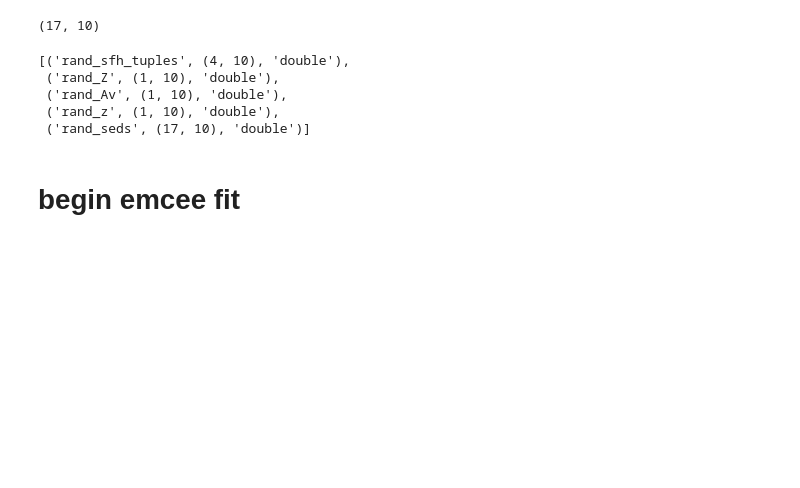
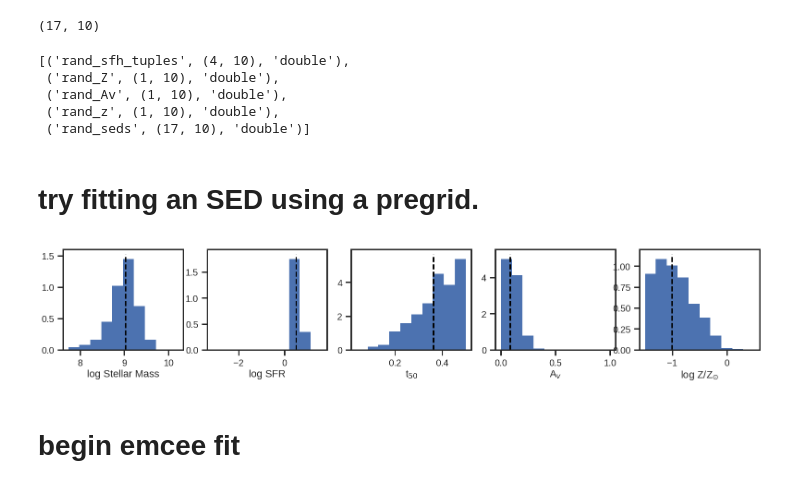
Before and after one commit to kartheikiyer/dense_basis, a Jupyter notebook: test_sed.ipynb, the cells around one changed output. Cells and saved outputs as stored; diff of their text form; code cells hidden in the pictures; blank space fills up the shorter version.

```diff
--- a/test_sed.ipynb
+++ b/test_sed.ipynb
@@ -109,6 +113,16 @@ sio.whosmat('dense_basis/pregrids/sfh_pregrid_size_10.mat')
  ('rand_Av', (1, 10), 'double'),
  ('rand_z', (1, 10), 'double'),
  ('rand_seds', (17, 10), 'double')]
+# %% [markdown]
+# try fitting an SED using a pregrid.
+# %%
+pg_sfhs, pg_Z, pg_Av, pg_z, pg_seds = db.load_pregrid_sednorm('dense_basis/pregrids/sfh_pregrid_size_10000.mat')
+pg_theta = [pg_sfhs, pg_Z, pg_Av, pg_z, pg_seds]
+# %%
+chi2_arr = db.fit_sed_pregrid(rand_sed, 0.1*rand_sed, pg_theta, make_posterior_plots= True,
+                           truths = (rand_sfh_tuple[0], rand_sfh_tuple[1], rand_sfh_tuple[-1], rand_Av, rand_Z))
+# %% [output]
+[figure, added]
 # %% [markdown]
 # begin emcee fit
 # %%
```
Also changed, not shown: parts of 11 cells of this notebook, 2 other files.
